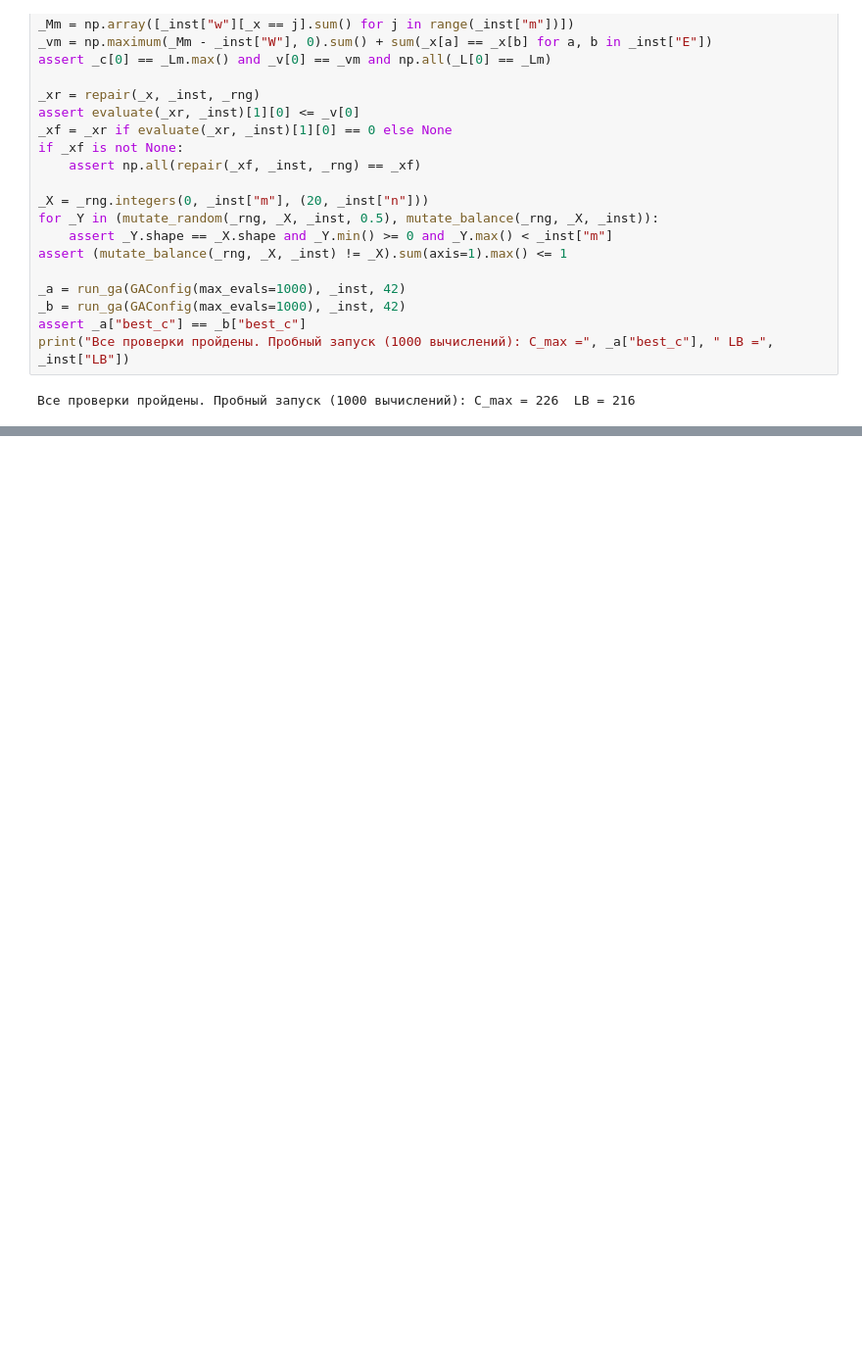
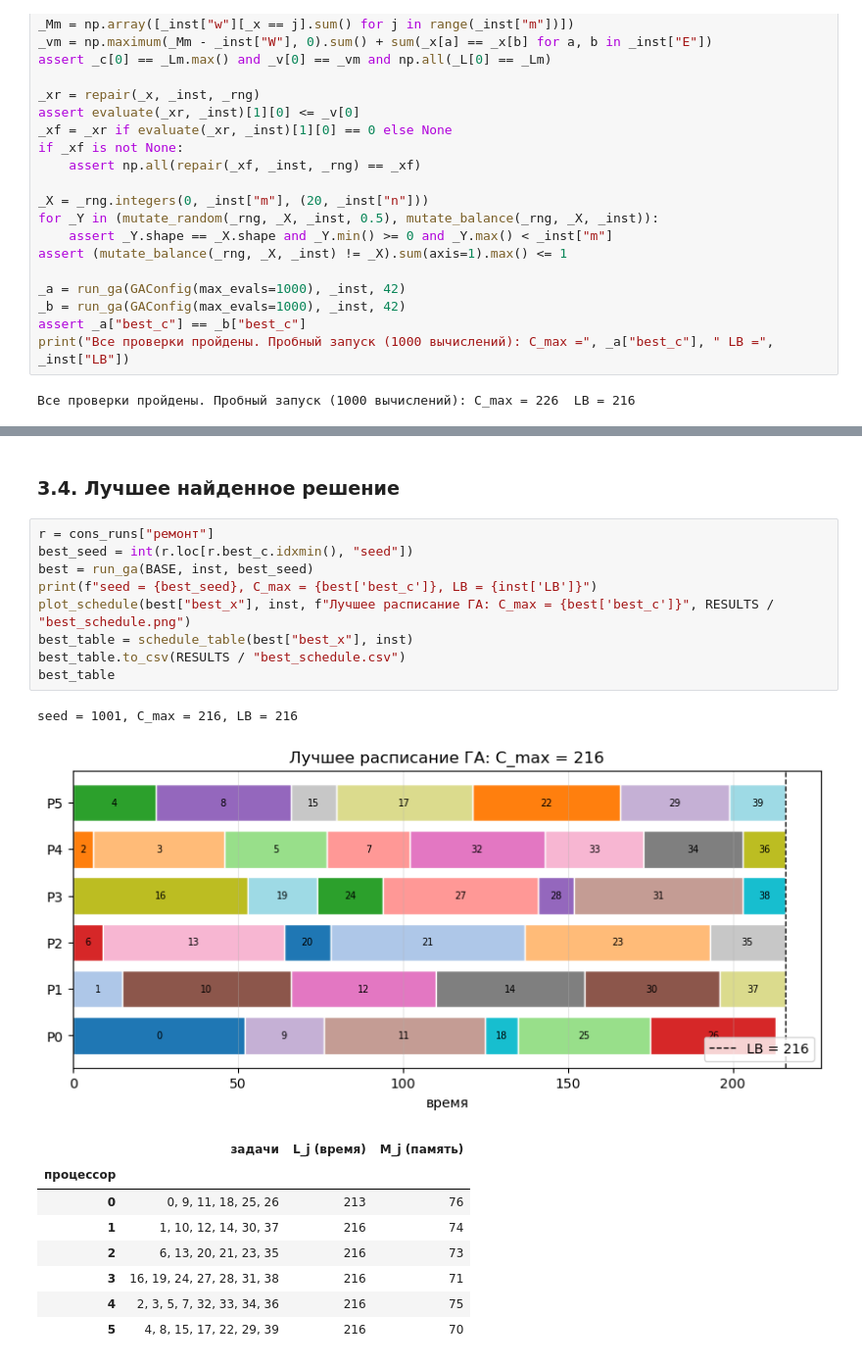
Before and after one commit to mack011y/gen_lab1, a Jupyter notebook: lab2/lab2.ipynb, the cells around one changed output, grey strips where cells are left out. Shown at 98% size. Drawn from its saved outputs; the diff is of its cells as text; blank space fills up the shorter version.

```diff
--- a/lab2/lab2.ipynb
+++ b/lab2/lab2.ipynb
@@ -471,0 +629,22 @@ print("Все проверки пройдены. Пробный запуск (10
+# %% [markdown]
+### 3.4. Лучшее найденное решение
+# %%
+r = cons_runs["ремонт"]
+best_seed = int(r.loc[r.best_c.idxmin(), "seed"])
+best = run_ga(BASE, inst, best_seed)
+print(f"seed = {best_seed}, C_max = {best['best_c']}, LB = {inst['LB']}")
+plot_schedule(best["best_x"], inst, f"Лучшее расписание ГА: C_max = {best['best_c']}", RESULTS / "best_schedule.png")
+best_table = schedule_table(best["best_x"], inst)
+best_table.to_csv(RESULTS / "best_schedule.csv")
+best_table
+# %% [output]
+seed = 1001, C_max = 216, LB = 216
+[figure, added]
+|  | задачи | L_j (время) | M_j (память) |
+| процессор |  |  |  |
+| 0 | 0, 9, 11, 18, 25, 26 | 213 | 76 |
+| 1 | 1, 10, 12, 14, 30, 37 | 216 | 74 |
+| 2 | 6, 13, 20, 21, 23, 35 | 216 | 73 |
+| 3 | 16, 19, 24, 27, 28, 31, 38 | 216 | 71 |
+| 4 | 2, 3, 5, 7, 32, 33, 34, 36 | 216 | 75 |
+| 5 | 4, 8, 15, 17, 22, 29, 39 | 216 | 70 |
```
Also changed, not shown: parts of 16 cells of this notebook, 19 other files.
